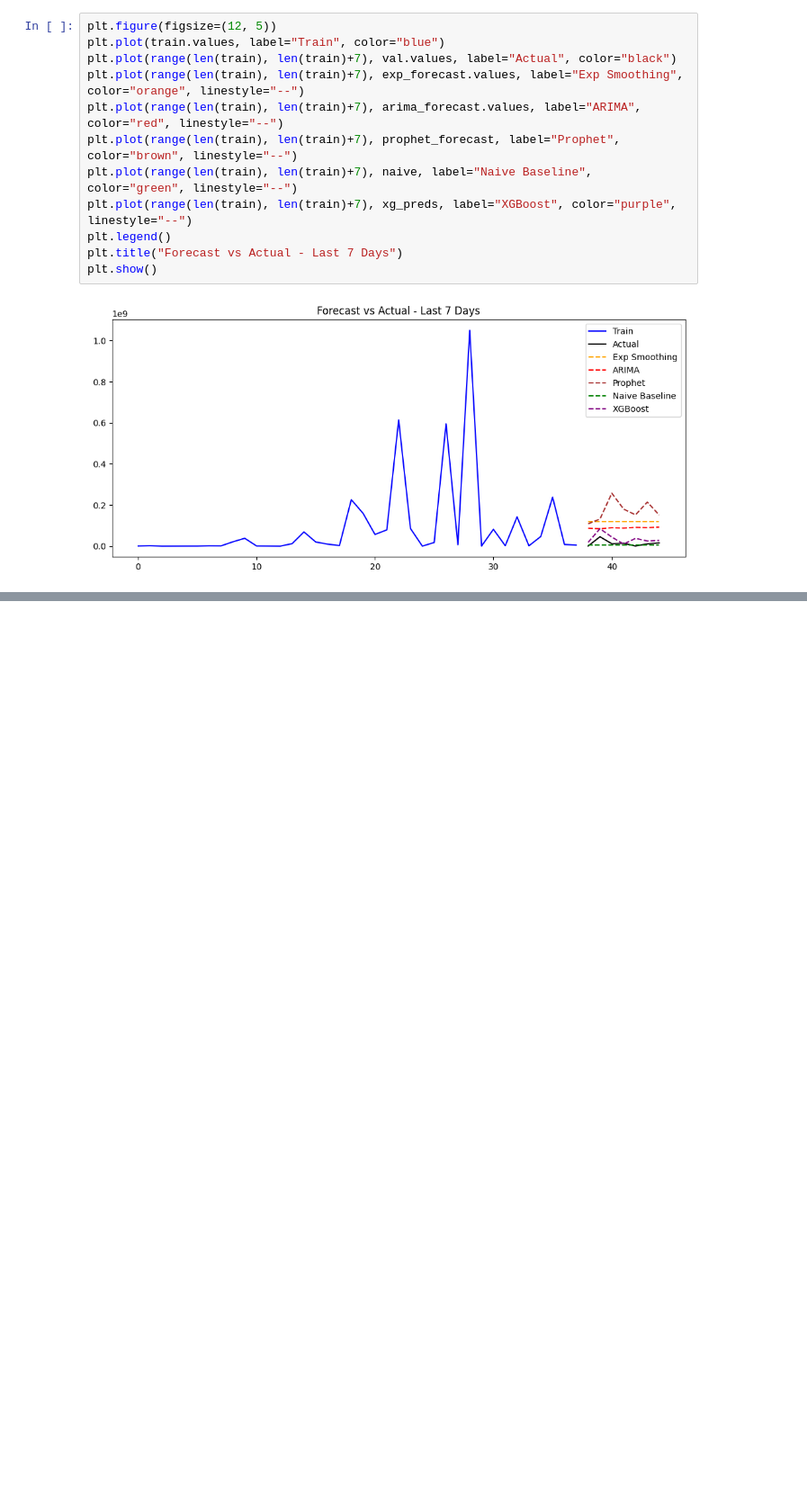
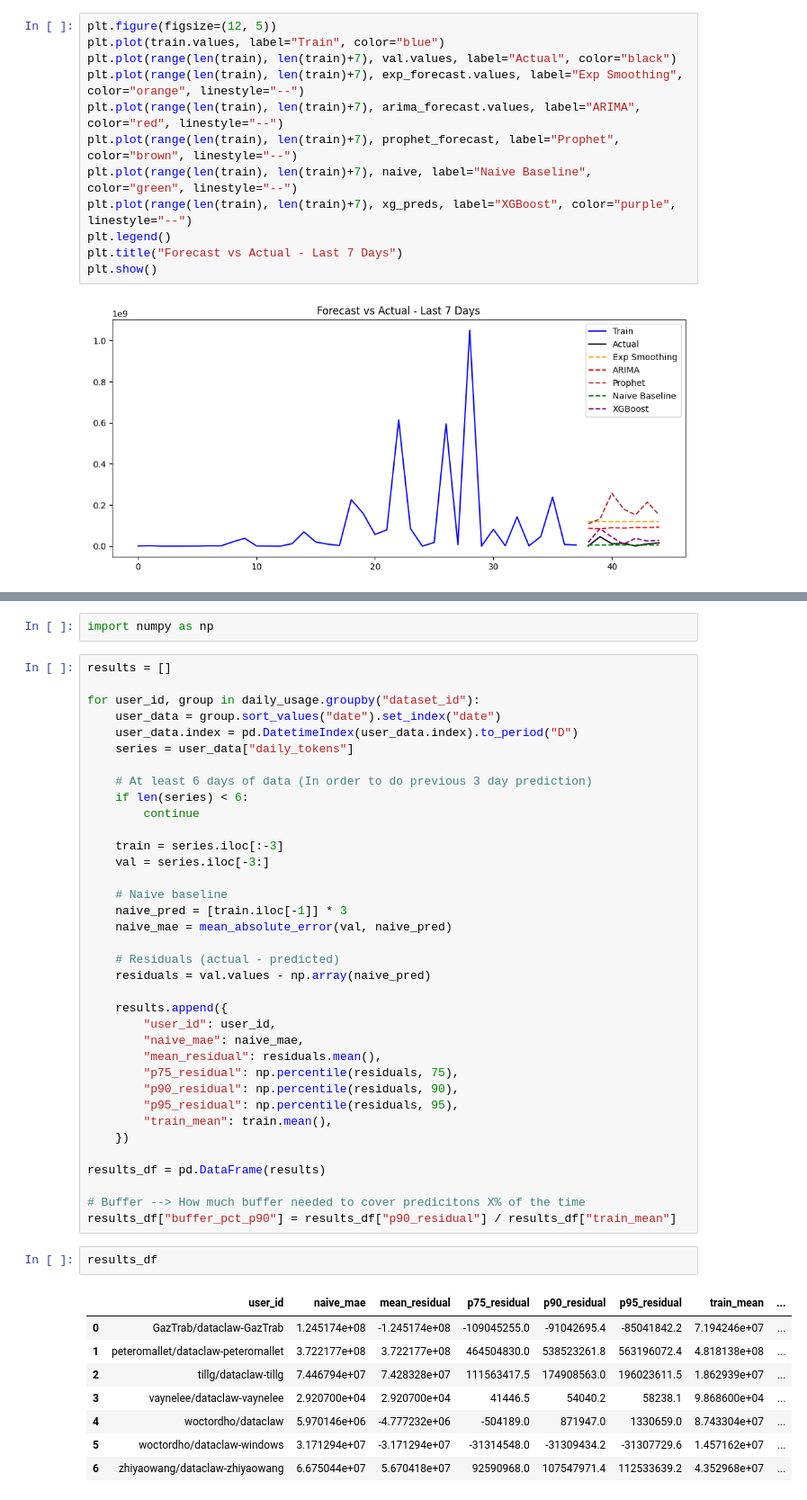
Before and after one commit to Climate-Offsets-for-AI-Responsibility/cofair-colonial, a Jupyter notebook: neon_testing.ipynb, the cells around one changed output, grey strips where cells are left out. Shown at 90% size. Saved outputs shown, nothing was run; the diff lists cells and outputs as text; blank space fills up the shorter version.

```diff
--- a/neon_testing.ipynb
+++ b/neon_testing.ipynb
@@ -240,0 +257,49 @@ Naive baseline MAE:11,672,141
+# %%
+import numpy as np
+# %%
+results = []
+
+for user_id, group in daily_usage.groupby("dataset_id"):
+    user_data = group.sort_values("date").set_index("date")
+    user_data.index = pd.DatetimeIndex(user_data.index).to_period("D")
+    series = user_data["daily_tokens"]
+
+    # At least 6 days of data (In order to do previous 3 day prediction)
+    if len(series) < 6:
+        continue
+
+    train = series.iloc[:-3]
+    val = series.iloc[-3:]
+
+    # Naive baseline
+    naive_pred = [train.iloc[-1]] * 3
+    naive_mae = mean_absolute_error(val, naive_pred)
+
+    # Residuals (actual - predicted)
+    residuals = val.values - np.array(naive_pred)
+
+    results.append({
+        "user_id": user_id,
+        "naive_mae": naive_mae,
+        "mean_residual": residuals.mean(),
+        "p75_residual": np.percentile(residuals, 75),
+        "p90_residual": np.percentile(residuals, 90),
+        "p95_residual": np.percentile(residuals, 95),
+        "train_mean": train.mean(),
+    })
+
+results_df = pd.DataFrame(results)
+
+# Buffer --> How much buffer needed to cover predicitons X% of the time
+results_df["buffer_pct_p90"] = results_df["p90_residual"] / results_df["train_mean"]
+# %%
+results_df
+# %% [output]
+|  | user_id | naive_mae | mean_residual | p75_residual | p90_residual | p95_residual | train_mean | ... |
+| 0 | GazTrab/dataclaw-GazTrab | 1.245174e+08 | -1.245174e+08 | -109045255.0 | -91042695.4 | -85041842.2 | 7.194246e+07 | ... |
+| 1 | peteromallet/dataclaw-peteromallet | 3.722177e+08 | 3.722177e+08 | 464504830.0 | 538523261.8 | 563196072.4 | 4.818138e+08 | ... |
+| 2 | tillg/dataclaw-tillg | 7.446794e+07 | 7.428328e+07 | 111563417.5 | 174908563.0 | 196023611.5 | 1.862939e+07 | ... |
+| 3 | vaynelee/dataclaw-vaynelee | 2.920700e+04 | 2.920700e+04 | 41446.5 | 54040.2 | 58238.1 | 9.868600e+04 | ... |
+| 4 | woctordho/dataclaw | 5.970146e+06 | -4.777232e+06 | -504189.0 | 871947.0 | 1330659.0 | 8.743304e+07 | ... |
+| 5 | woctordho/dataclaw-windows | 3.171294e+07 | -3.171294e+07 | -31314548.0 | -31309434.2 | -31307729.6 | 1.457162e+07 | ... |
+| 6 | zhiyaowang/dataclaw-zhiyaowang | 6.675044e+07 | 5.670418e+07 | 92590968.0 | 107547971.4 | 112533639.2 | 4.352968e+07 | ... |
```
Also changed, not shown: parts of 5 cells of this notebook.
